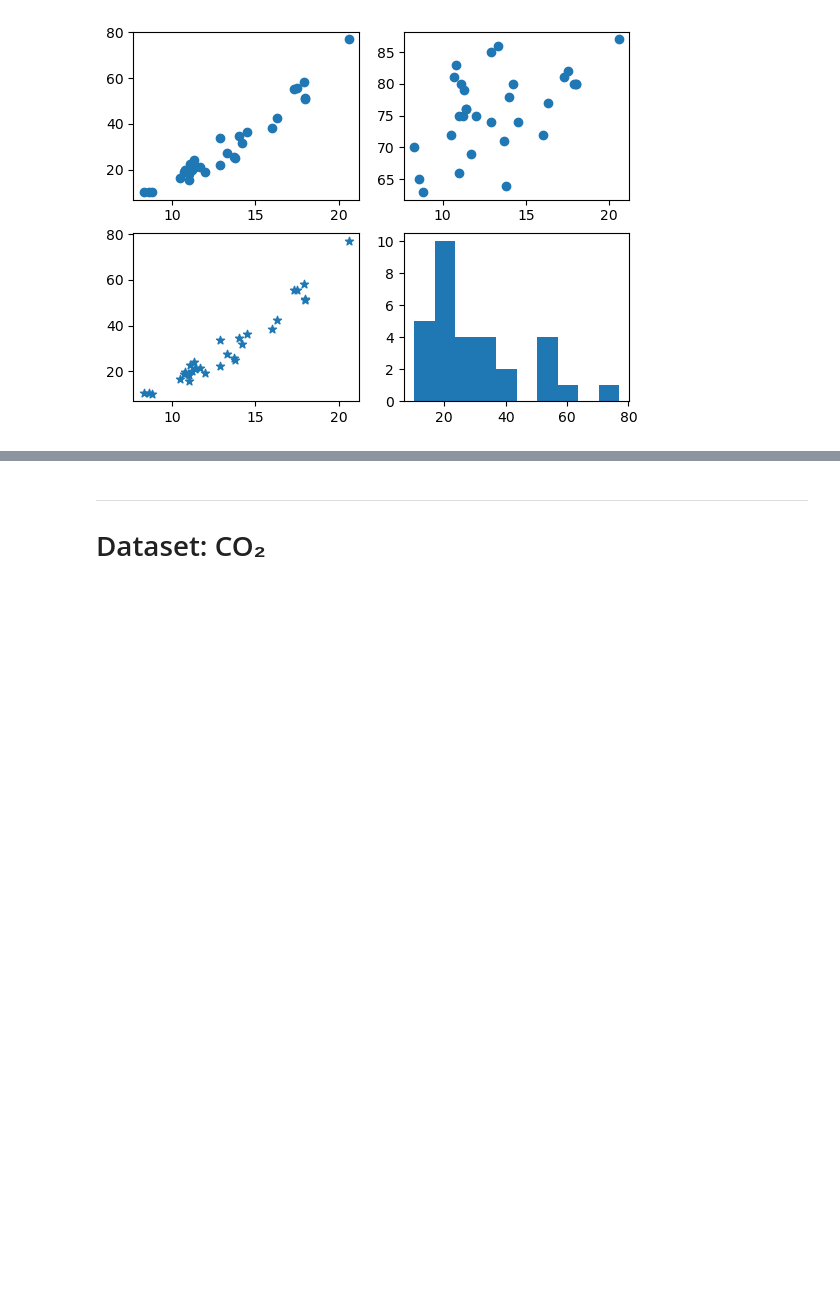
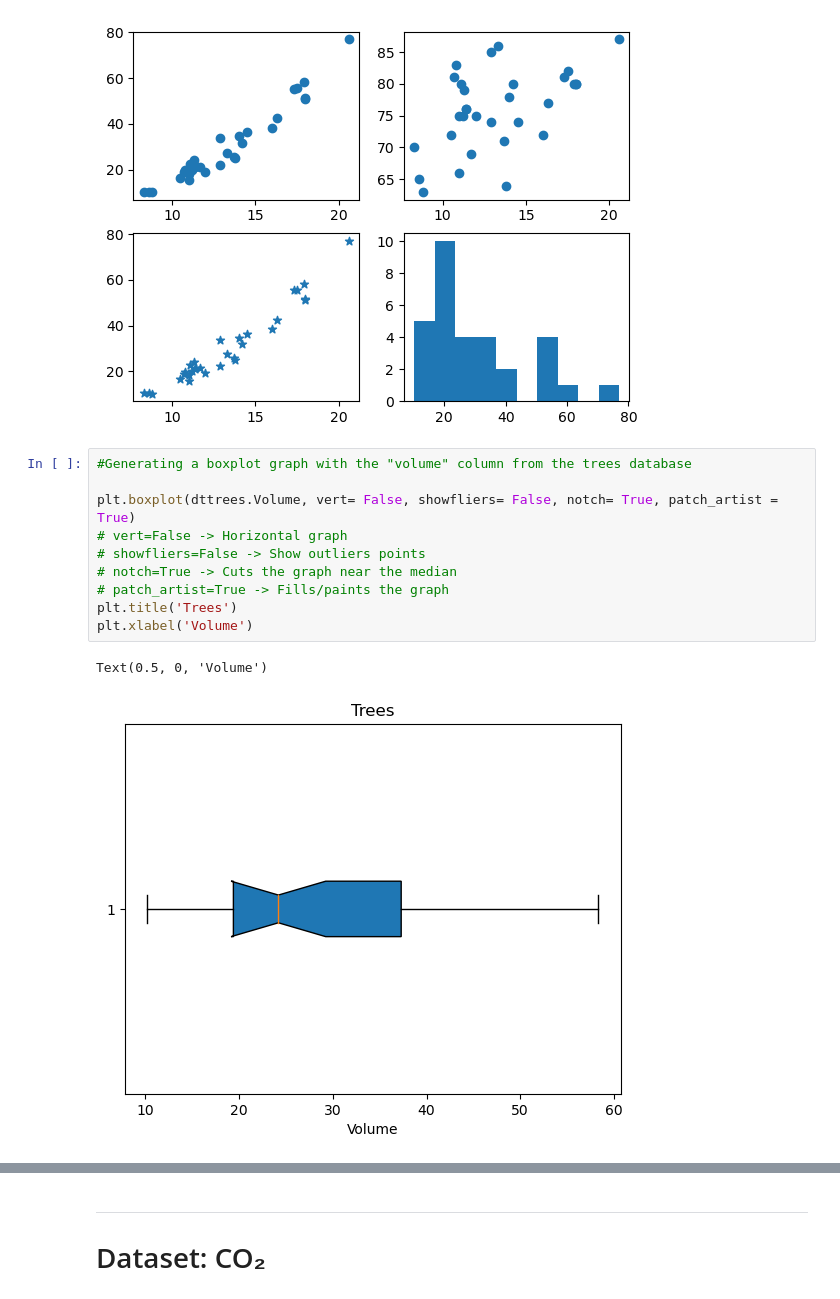
Before and after one commit to lucasmayeer/Study, a Jupyter notebook: Python/FormaçãoDataScience/02.Gráficos e Dashboards/Data_Training.ipynb, the cells around one changed output, grey strips where cells are left out. Saved outputs shown, nothing was run; the diff lists cells and outputs as text; blank space fills up the shorter version.

```diff
--- a/Python/FormaçãoDataScience/02.Gráficos e Dashboards/Data_Training.ipynb
+++ b/Python/FormaçãoDataScience/02.Gráficos e Dashboards/Data_Training.ipynb
@@ -120,3 +120,16 @@ plt.hist(dttrees.Volume)
         70.32, 77.  ]),
  <BarContainer object of 10 artists>)
 [figure]
+# %%
+#Generating a boxplot graph with the "volume" column from the trees database
+
+plt.boxplot(dttrees.Volume, vert= False, showfliers= False, notch= True, patch_artist = True)
+# vert=False -> Horizontal graph
+# showfliers=False -> Show outliers points
+# notch=True -> Cuts the graph near the median
+# patch_artist=True -> Fills/paints the graph
+plt.title('Trees')
+plt.xlabel('Volume')
+# %% [output]
+Text(0.5, 0, 'Volume')
+[figure, added]
```
Also changed, not shown: parts of 34 cells of this notebook, 4 other files.
